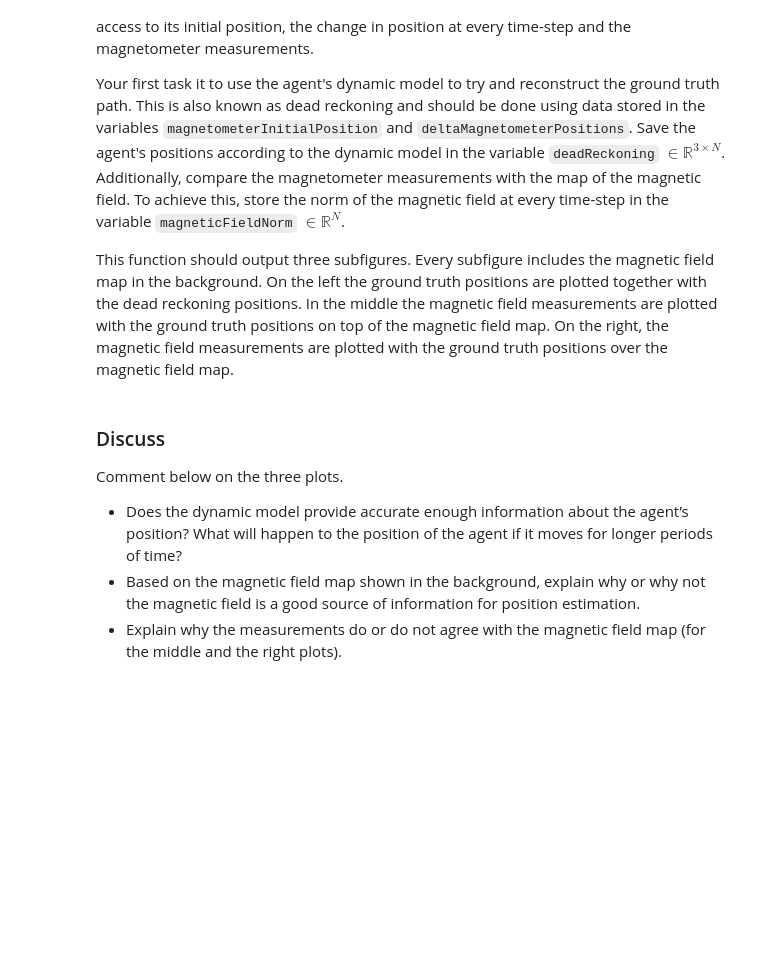
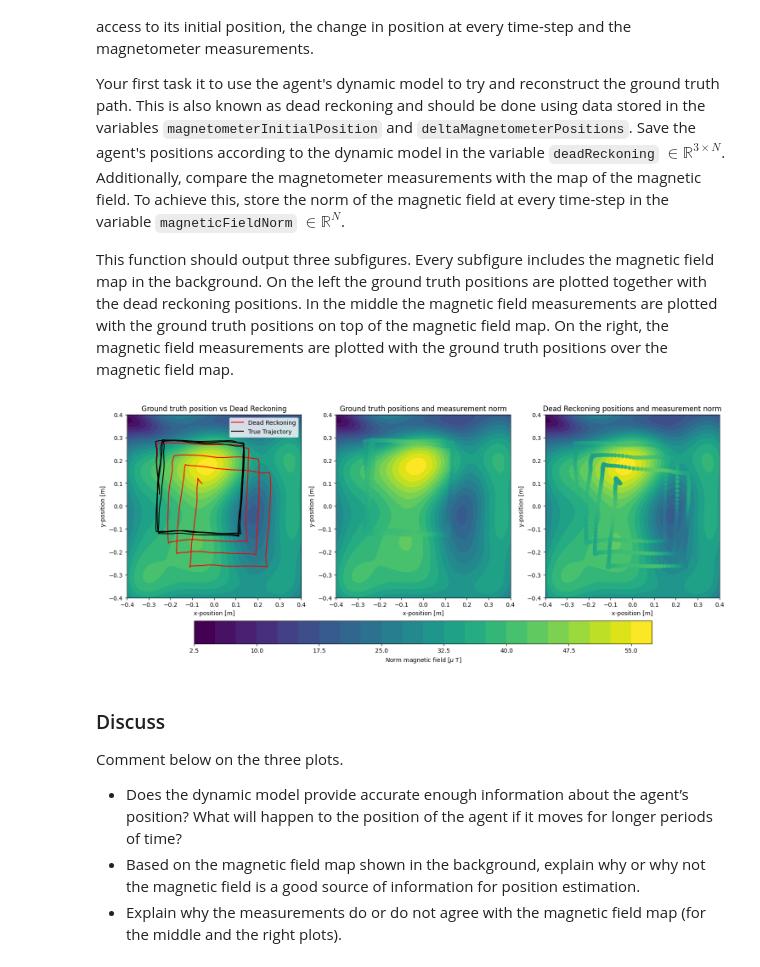
Before and after one commit to josephine-king/EE4760_KingJaspers, a Jupyter notebook: assignment1_students/assignment1_30.ipynb, the cells around one changed output. Cells and saved outputs as stored; diff of their text form; code cells hidden in the pictures; blank space fills up the shorter version.

```diff
--- a/assignment1_students/assignment1_30.ipynb
+++ b/assignment1_students/assignment1_30.ipynb
@@ -105,10 +105,25 @@ Your first task it to use the agent's dynamic model to try and reconstruct the g
 
 This function should output three subfigures. Every subfigure includes the magnetic field map in the background. On the left the ground truth positions are plotted together with the dead reckoning positions. In the middle the magnetic field measurements are plotted with  the ground truth positions on top of the magnetic field map. On the right, the magnetic field measurements are plotted with  the ground truth positions over the magnetic field map.
 # %%
-deadReckoning = ""
-magneticFieldNorm = ""
+# Initialize variables
+N = deltaMagnetometerPositions.shape[1]
+deadReckoning = np.zeros((3, N+1))
+magneticFieldNorm = np.zeros((1, N))
 
+# Loop through all the measurements to calculate the deadReckoning positions an magneticFieldNorm values
+deadReckoning[:,0] = magnetometerInitialPosition.flatten()
+for i in range(0,N):
+    delta = deltaMagnetometerPositions[:,i]
+    deadReckoning[:,i+1] = deadReckoning[:,i] + delta
+    magneticFieldNorm[:,i] = np.linalg.norm(magnetometerMeasurements[:,i])
+
+# Remove the initial position
+deadReckoning = deadReckoning[:,1:N+1]
+
+# Make plots
 helper.makeInitialPositionPlots(deadReckoning, magneticFieldNorm, modelParameters)
+# %% [output]
+[figure, added]
 # %% [markdown]
 ### Discuss
 
```
Also changed, not shown: parts of 2 cells of this notebook.
